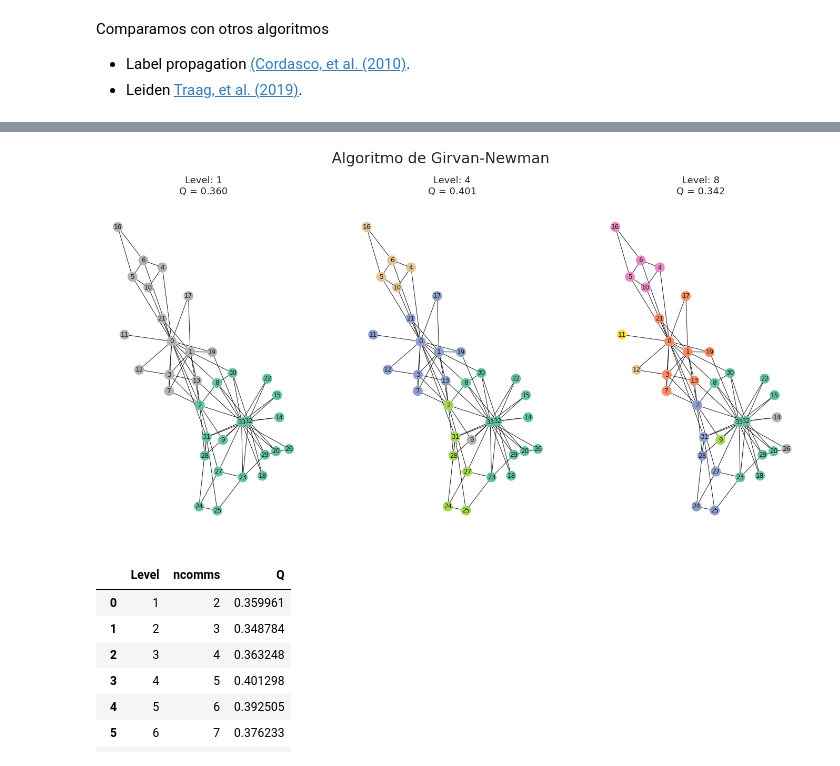
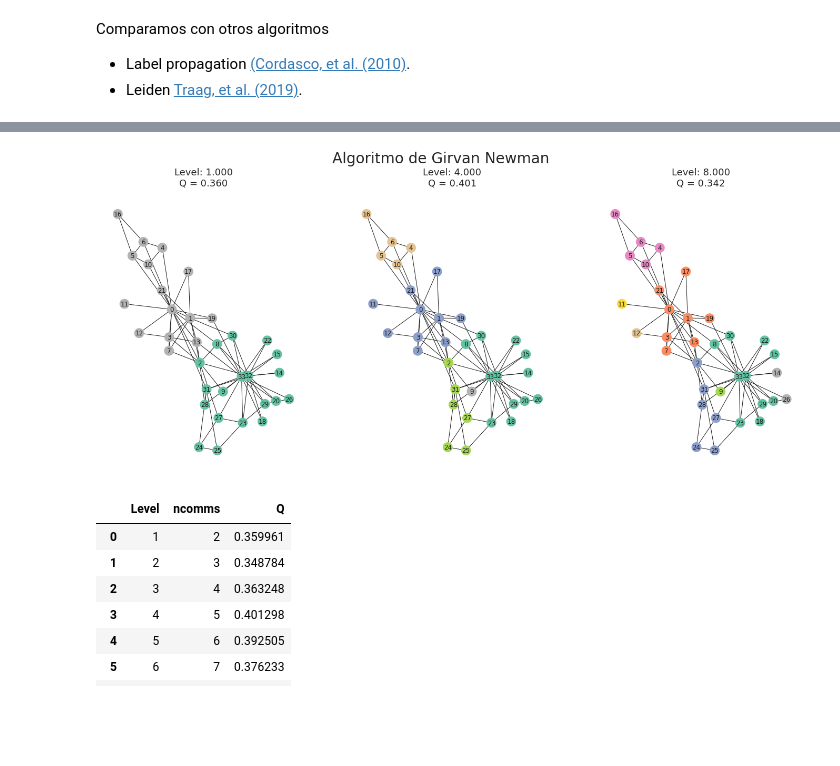
Before and after one commit to nahuelalmeira/graphMachineLearning, a Jupyter notebook: notebooks/Notebook2_Deteccion_De_Comunidades.ipynb, the cells around one changed output, grey strips where cells are left out. Saved outputs shown, nothing was run; the diff lists cells and outputs as text; code cells hidden in the pictures; blank space fills up the shorter version.

```diff
--- a/notebooks/Notebook2_Deteccion_De_Comunidades.ipynb
+++ b/notebooks/Notebook2_Deteccion_De_Comunidades.ipynb
@@ -446,15 +475,5 @@ comms_dict = {}
 for resolution in resolutions:
     comms = algorithms.louvain(g, weight='weight', resolution=resolution, randomize=False)
     comms_dict[resolution] = comms
-
-ncols = len(resolutions)
-fig, axes = plt.subplots(figsize=(8*ncols, 12), ncols=ncols)
-fig.suptitle('Algoritmo de Louvain', fontsize=28)
-for i, resolution in enumerate(resolutions):
-    ax = axes[i]
-    comms = comms_dict[resolution]
-    Q = evaluation.newman_girvan_modularity(g, comms).score
-    ax.set_title(f'Resolution: {resolution:.3f}\nQ = {Q:.3f}')
-    plot_graph(g, comms.communities, ax=ax)
-plt.show()
+plot_graph_by_parameters(comms_dict, parameter_name='Resolution');
 # %% [output]
@@ -462,18 +481,5 @@ plt.show()
 # %% [markdown]
 Observamos cómo varía la modularidad en función de la resolución del algoritmo
 # %%
-resolutions = np.logspace(-2, 1, 200)
-Q_values = []
-for resolution in resolutions:
-    comms = algorithms.louvain(g, weight='weight', resolution=resolution, randomize=False)
-    Q = evaluation.newman_girvan_modularity(g, comms).score
-    Q_values.append(Q)
-
-fig, ax = plt.subplots(figsize=(12,6))
-ax.set_ylabel('Q')
-ax.set_xlabel('Resolution')
-ax.set_xscale('log')
-ax.plot(resolutions, Q_values, '-', label='Louvain')
-ax.legend()
-plt.show()
+plot_louvain(g, min_res=0.01, max_res=10, samples=200, logspace=True);
 # %% [output]
@@ -507,22 +508,12 @@ Al igual que el algoritmo de Louvain, este algoritmo es jerárquico.
 # %%
 levels = [1, 4, 8]
 comms_dict = {}
 for level in levels:
     comms = algorithms.girvan_newman(g, level=level)
     comms_dict[level] = comms
-
-ncols = len(levels)
-fig, axes = plt.subplots(figsize=(8*ncols, 12), ncols=ncols)
-fig.suptitle('Algoritmo de Girvan-Newman', fontsize=28)
-for i, level in enumerate(levels):
-    ax = axes[i]
-    comms = comms_dict[level]
-    Q = evaluation.newman_girvan_modularity(g, comms).score
-    ax.set_title(f'Level: {level:.0f}\nQ = {Q:.3f}')
-    plot_graph(g, comms.communities, ax=ax)
-plt.show()
+plot_graph_by_parameters(comms_dict, parameter_name='Level');
 # %% [output]
-[figure, old version]
+[figure, new version]
 # %%
 level = 1
 levels = range(1, 16)
```
Also changed, not shown: parts of 29 cells of this notebook, 4 other files.
